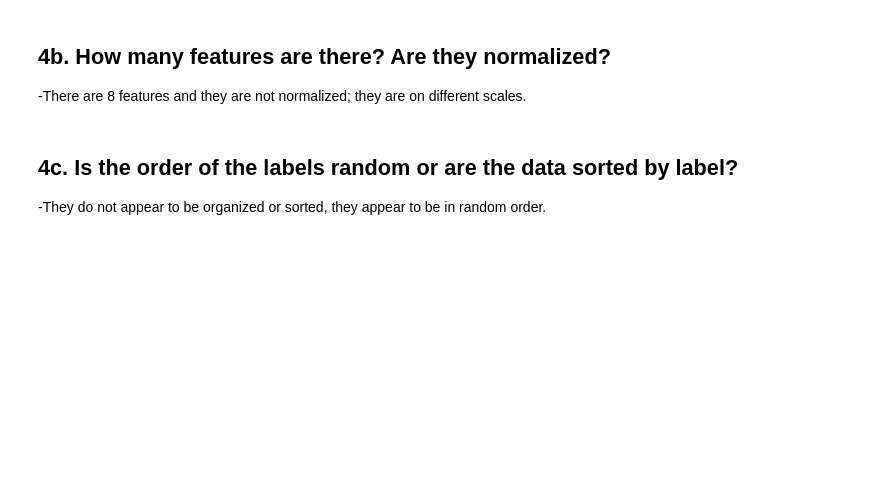
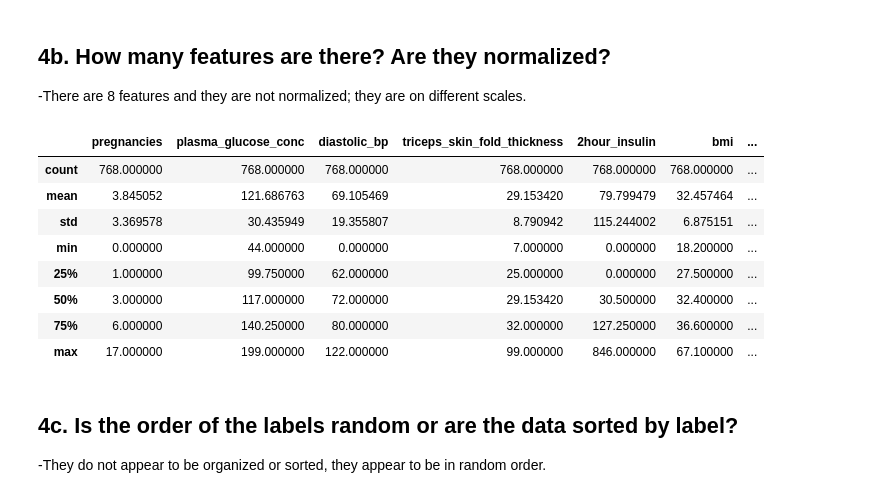
Before and after one commit to mkwak1/DAT_SF_18, a Jupyter notebook: homework/HW3/mkwak_dat_sf_hw3.ipynb, the cells around one changed output. Saved outputs shown, nothing was run; the diff lists cells and outputs as text; code cells hidden in the pictures; blank space fills up the shorter version.

```diff
--- a/homework/HW3/mkwak_dat_sf_hw3.ipynb
+++ b/homework/HW3/mkwak_dat_sf_hw3.ipynb
@@ -142,6 +143,18 @@ memory usage: 60.0 KB
 # %% [markdown]
 ## 4b. How many features are there? Are they normalized?
 -There are 8 features and they are not normalized; they are on different scales.
+# %%
+data.describe()
+# %% [output]
+|  | pregnancies | plasma_glucose_conc | diastolic_bp | triceps_skin_fold_thickness | 2hour_insulin | bmi | ... |
+| count | 768.000000 | 768.000000 | 768.000000 | 768.000000 | 768.000000 | 768.000000 | ... |
+| mean | 3.845052 | 121.686763 | 69.105469 | 29.153420 | 79.799479 | 32.457464 | ... |
+| std | 3.369578 | 30.435949 | 19.355807 | 8.790942 | 115.244002 | 6.875151 | ... |
+| min | 0.000000 | 44.000000 | 0.000000 | 7.000000 | 0.000000 | 18.200000 | ... |
+| 25% | 1.000000 | 99.750000 | 62.000000 | 25.000000 | 0.000000 | 27.500000 | ... |
+| 50% | 3.000000 | 117.000000 | 72.000000 | 29.153420 | 30.500000 | 32.400000 | ... |
+| 75% | 6.000000 | 140.250000 | 80.000000 | 32.000000 | 127.250000 | 36.600000 | ... |
+| max | 17.000000 | 199.000000 | 122.000000 | 99.000000 | 846.000000 | 67.100000 | ... |
 # %% [markdown]
 ## 4c. Is the order of the labels random or are the data sorted by label?
 -They do not appear to be organized or sorted, they appear to be in random order.
```
Also changed, not shown: parts of 10 cells of this notebook.
